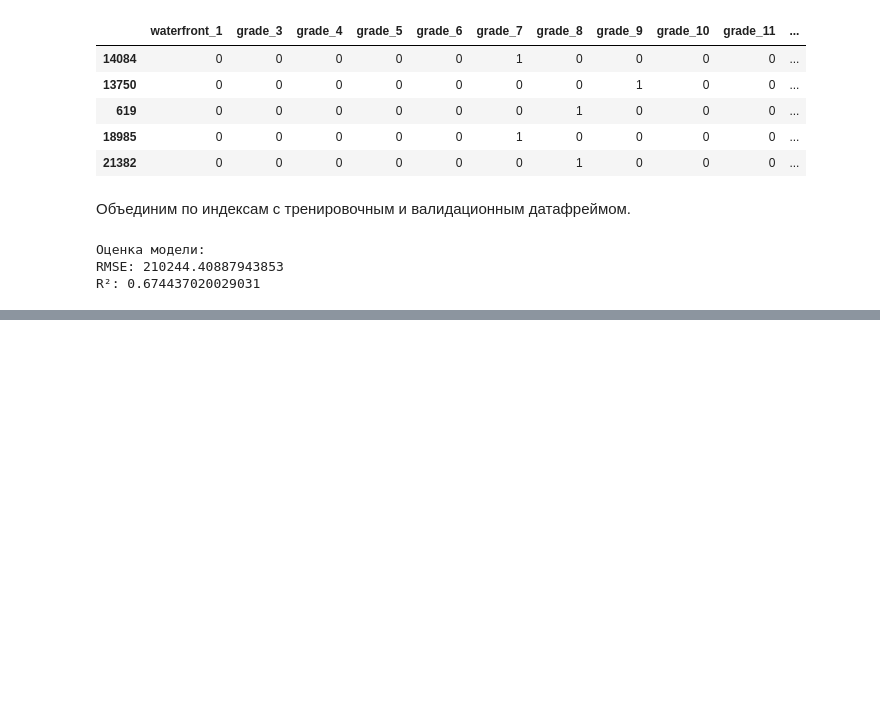
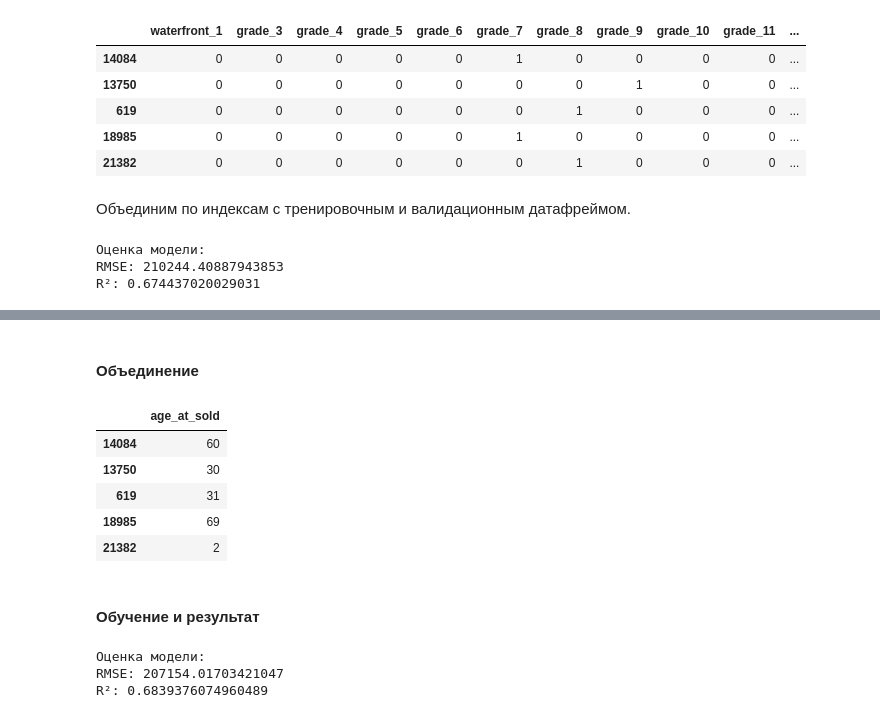
Before and after one commit to dragondangun/em_ml, a Jupyter notebook: 5. Linear Regression/LR.ipynb, the cells around one changed output, grey strips where cells are left out. Drawn from its saved outputs; the diff is of its cells as text; code cells hidden in the pictures; blank space fills up the shorter version.

```diff
--- a/5. Linear Regression/LR.ipynb
+++ b/5. Linear Regression/LR.ipynb
@@ -1227,0 +1238,13 @@ R²: 0.674437020029031
+# %% [markdown]
+#### Объединение
+# %%
+train_cat = pd.DataFrame()
+train_cat['age_at_sold'] = get_age_at_sold(train)
+train_cat.head()
+# %% [output]
+|  | age_at_sold |
+| 14084 | 60 |
+| 13750 | 30 |
+| 619 | 31 |
+| 18985 | 69 |
+| 21382 | 2 |
@@ -1227,0 +1256,16 @@ R²: 0.674437020029031
+# %% [markdown]
+#### Обучение и результат
+# %%
+model = LinearRegression()
+model.fit(X_ln_t_train, y_ln_t_train)
+
+y_t_pred = np.exp(model.predict(X_ln_t_val))
+rmse = np.sqrt(mean_squared_error(y_ln_t_val, y_t_pred))
+r2 = r2_score(y_ln_t_val, y_t_pred)
+print("\nОценка модели:")
+print("RMSE:", rmse)
+print("R²:", r2)
+# %% [output]
+Оценка модели:
+RMSE: 207154.01703421047
+R²: 0.6839376074960489
```
Also changed, not shown: parts of 6 cells of this notebook.
